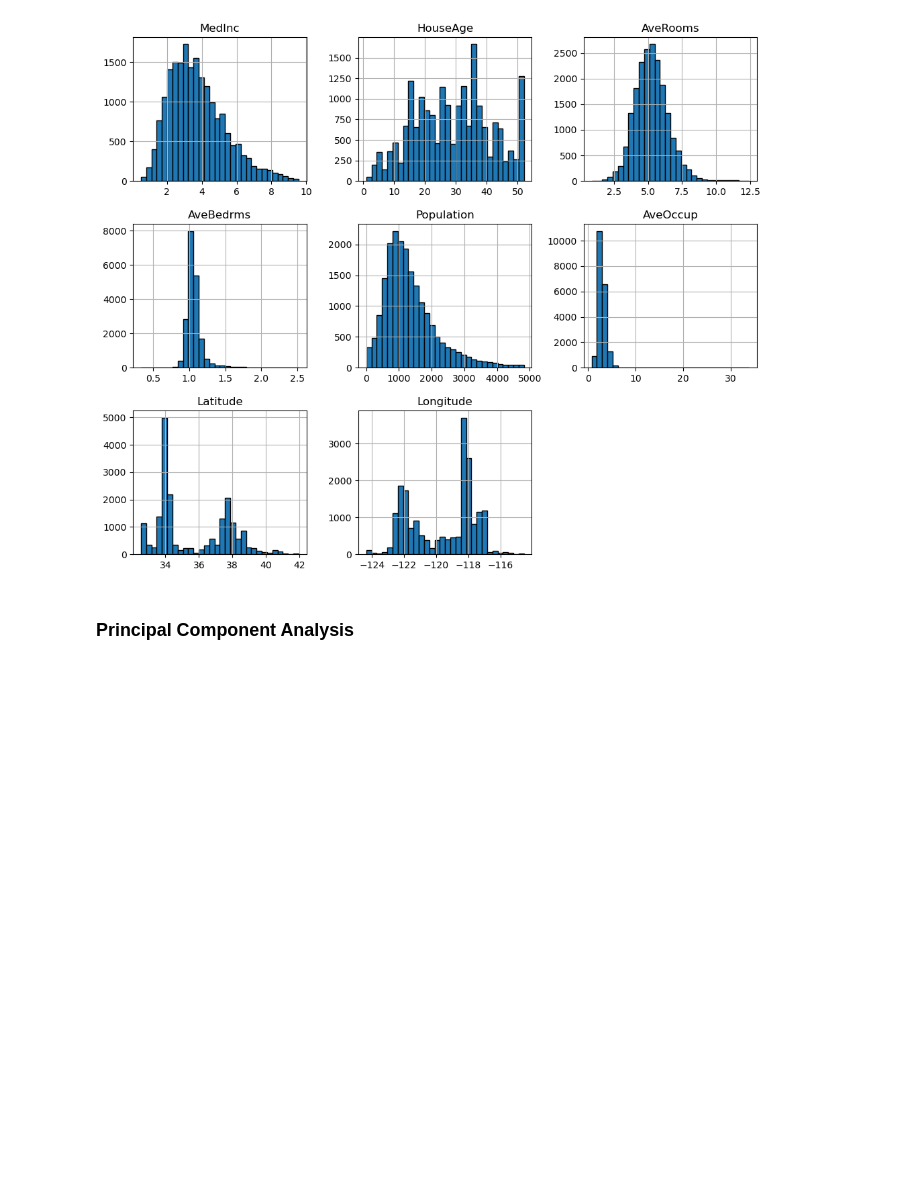
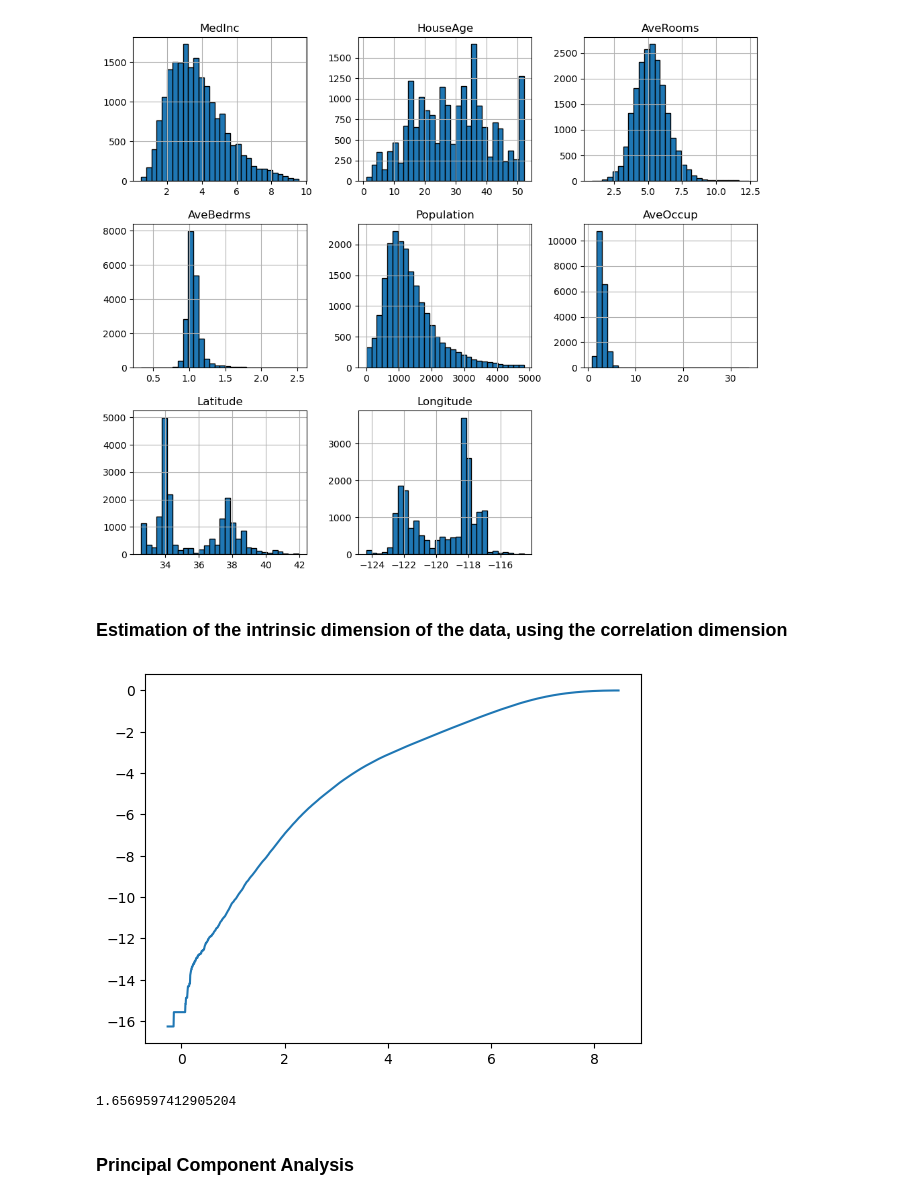
Before and after one commit to mathjacob/LINMA2472-HW4, a Jupyter notebook: devoir4.ipynb, the cells around one changed output. Saved outputs shown, nothing was run; the diff lists cells and outputs as text; code cells hidden in the pictures; blank space fills up the shorter version.

```diff
--- a/devoir4.ipynb
+++ b/devoir4.ipynb
@@ -64,2 +83,33 @@ y_subset = y.drop(drop_indices)
+# %% [markdown]
+### Estimation of the intrinsic dimension of the data, using the correlation dimension
+# %%
+def intrinsic_dimension(X):
+    N,M = X.shape
+
+    distances = np.array(cdist(X,X))
+    distances = distances[distances != 0]   # remove zero distances because we're gonna take the log
+    #print(distances)
+
+    epsilon = np.logspace(np.log10(min(distances)), np.log10(max(distances)), num=N//3)   # N//3 values evenly spaced on a log scale
+    C_hat = np.zeros(len(epsilon))
+
+    for i in range(len(epsilon)):
+        C_hat[i] = ((distances <= epsilon[i]).sum())/len(distances)
+
+    x_reg = np.log(epsilon).reshape((-1,1))[1:-1]   # to avoid the extreme values
+    y_reg = np.log(C_hat)[1:-1]
+    regression = LinearRegression().fit(x_reg, y_reg)
+    slope = regression.coef_[0]
+
+    plt.plot(np.log(epsilon), np.log(C_hat))
+    plt.show()
+
+    return slope
+
+intrinsic_dim = intrinsic_dimension(X.drop(np.random.choice(X.index, 15000, replace=False)))
+print(intrinsic_dim)
+# %% [output]
+[figure, added]
+1.6569597412905204
 # %% [markdown]
 ### Principal Component Analysis
```
Also changed, not shown: parts of 31 cells of this notebook.
